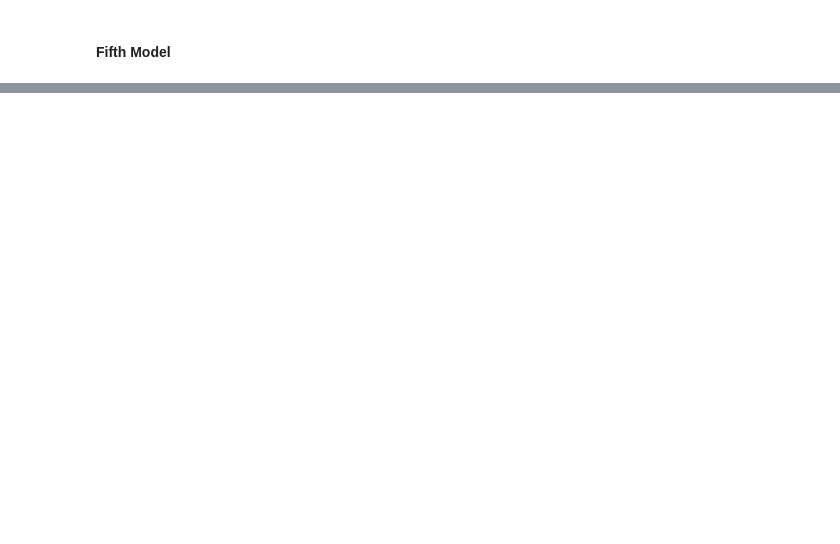
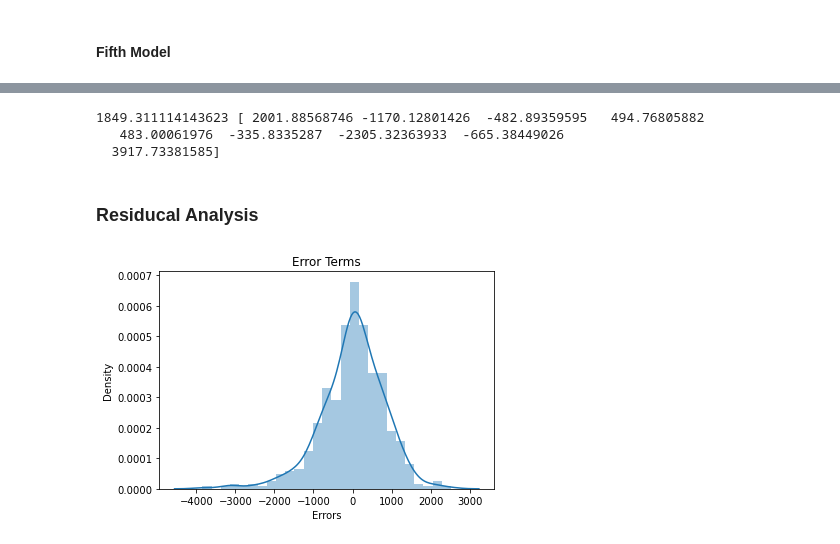
Before and after one commit to deepakpandey08/Bike_Sharing_Model, a Jupyter notebook: bikesharing.ipynb, the cells around one changed output, grey strips where cells are left out. Saved outputs shown, nothing was run; the diff lists cells and outputs as text; code cells hidden in the pictures; blank space fills up the shorter version.

```diff
--- a/bikesharing.ipynb
+++ b/bikesharing.ipynb
@@ -429,0 +588,30 @@ Covariance Type:            nonrobust
+# %%
+def build_model_sk(X,y):
+    lr1 = LinearRegression()
+    lr1.fit(X,y)
+    return lr1
+# %%
+cols = ['yr', 'season_spring', 'mnth_jul',
+        'season_winter', 'mnth_sept', 'weekday_sun',
+       'weathersit_bad', 'weathersit_moderate', 'temp']
+
+
+lr = build_model_sk(X_train[cols],y_train)
+print(lr.intercept_,lr.coef_)
+# %% [output]
+1849.311114143623 [ 2001.88568746 -1170.12801426  -482.89359595   494.76805882
+   483.00061976  -335.8335287  -2305.32363933  -665.38449026
+  3917.73381585]
+# %% [markdown]
+### Residucal Analysis
+# %%
+y_train_pred = lr.predict(X_train[cols])
+# %%
+def plot_res_dist(act, pred):
+    sns.distplot(act-pred)
+    plt.title('Error Terms')
+    plt.xlabel('Errors')
+# %%
+plot_res_dist(y_train, y_train_pred)
+# %% [output]
+[figure, added]
```
Also changed, not shown: parts of 19 cells of this notebook, 1 other file.
